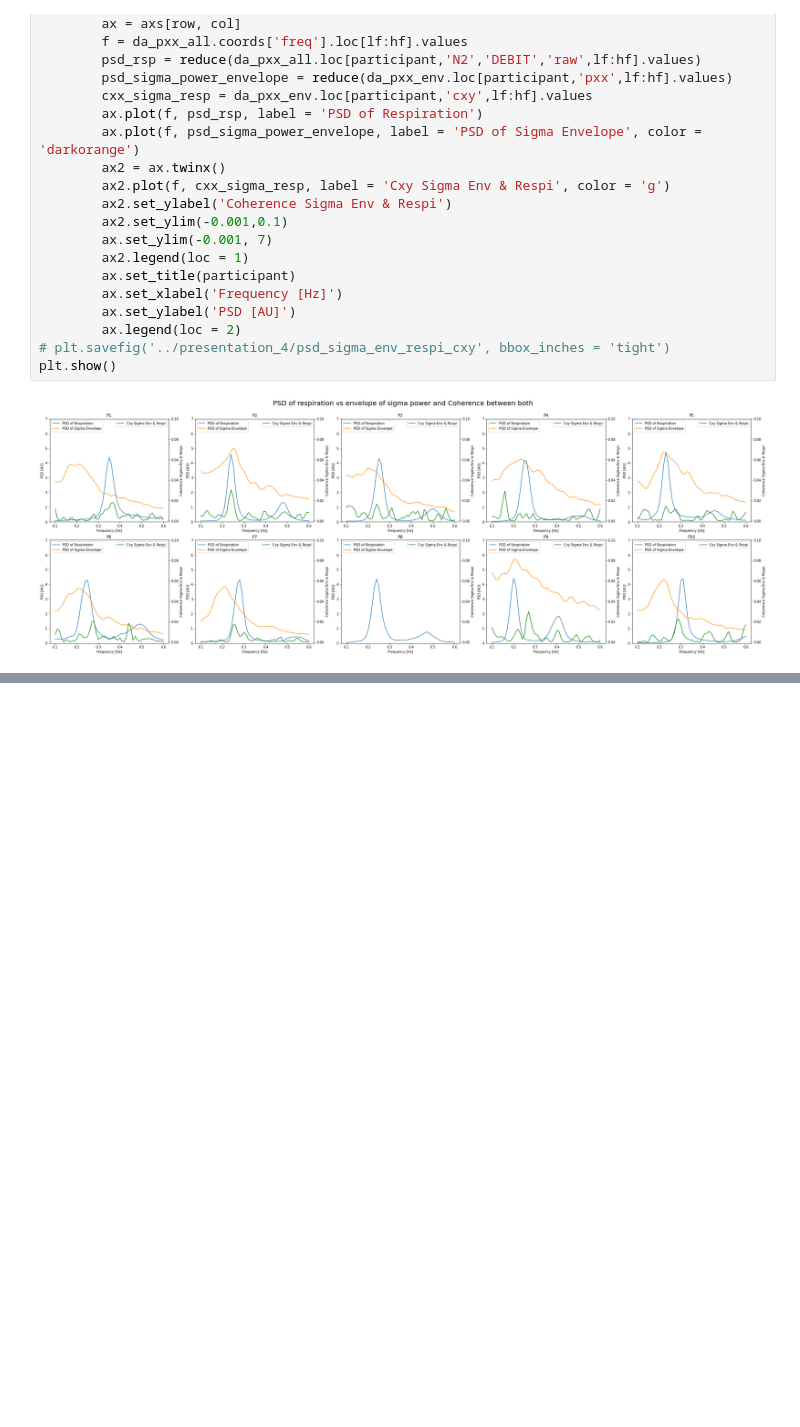
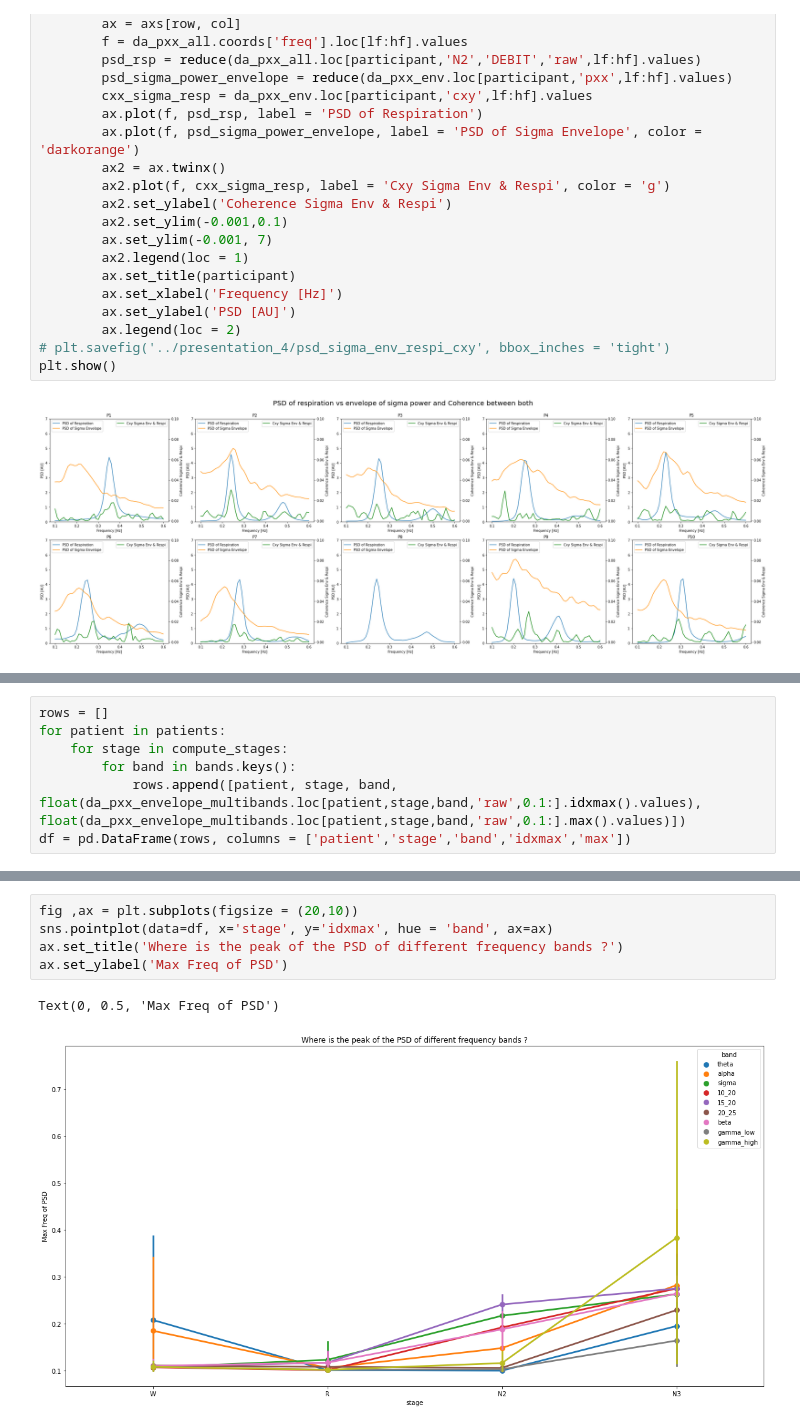
Before and after one commit to ValentinGhibaudo/Sleep_EEG_Respi, a Jupyter notebook: pac_rsp_slowwaves.ipynb, the cells around one changed output, grey strips where cells are left out. Saved outputs shown, nothing was run; the diff lists cells and outputs as text; blank space fills up the shorter version.

```diff
--- a/pac_rsp_slowwaves.ipynb
+++ b/pac_rsp_slowwaves.ipynb
@@ -623,0 +533,7 @@ plt.show()
+# %%
+rows = []
+for patient in patients:
+    for stage in compute_stages:
+        for band in bands.keys():
+            rows.append([patient, stage, band, float(da_pxx_envelope_multibands.loc[patient,stage,band,'raw',0.1:].idxmax().values), float(da_pxx_envelope_multibands.loc[patient,stage,band,'raw',0.1:].max().values)])
+df = pd.DataFrame(rows, columns = ['patient','stage','band','idxmax','max'])
@@ -623,0 +556,8 @@ plt.show()
+# %%
+fig ,ax = plt.subplots(figsize = (20,10))
+sns.pointplot(data=df, x='stage', y='idxmax', hue = 'band', ax=ax)
+ax.set_title('Where is the peak of the PSD of different frequency bands ?')
+ax.set_ylabel('Max Freq of PSD')
+# %% [output]
+Text(0, 0.5, 'Max Freq of PSD')
+[figure, added]
```
Also changed, not shown: parts of 35 cells of this notebook, 3 other files.
